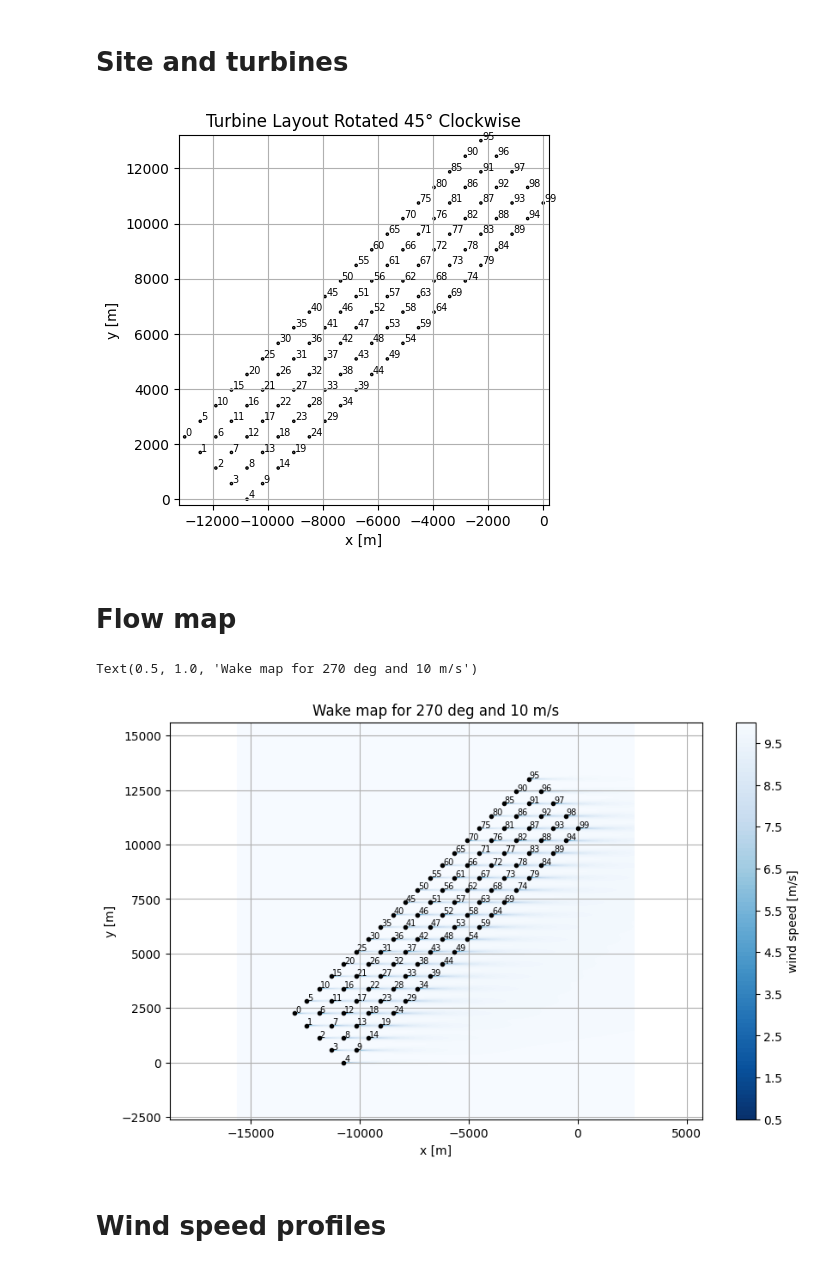
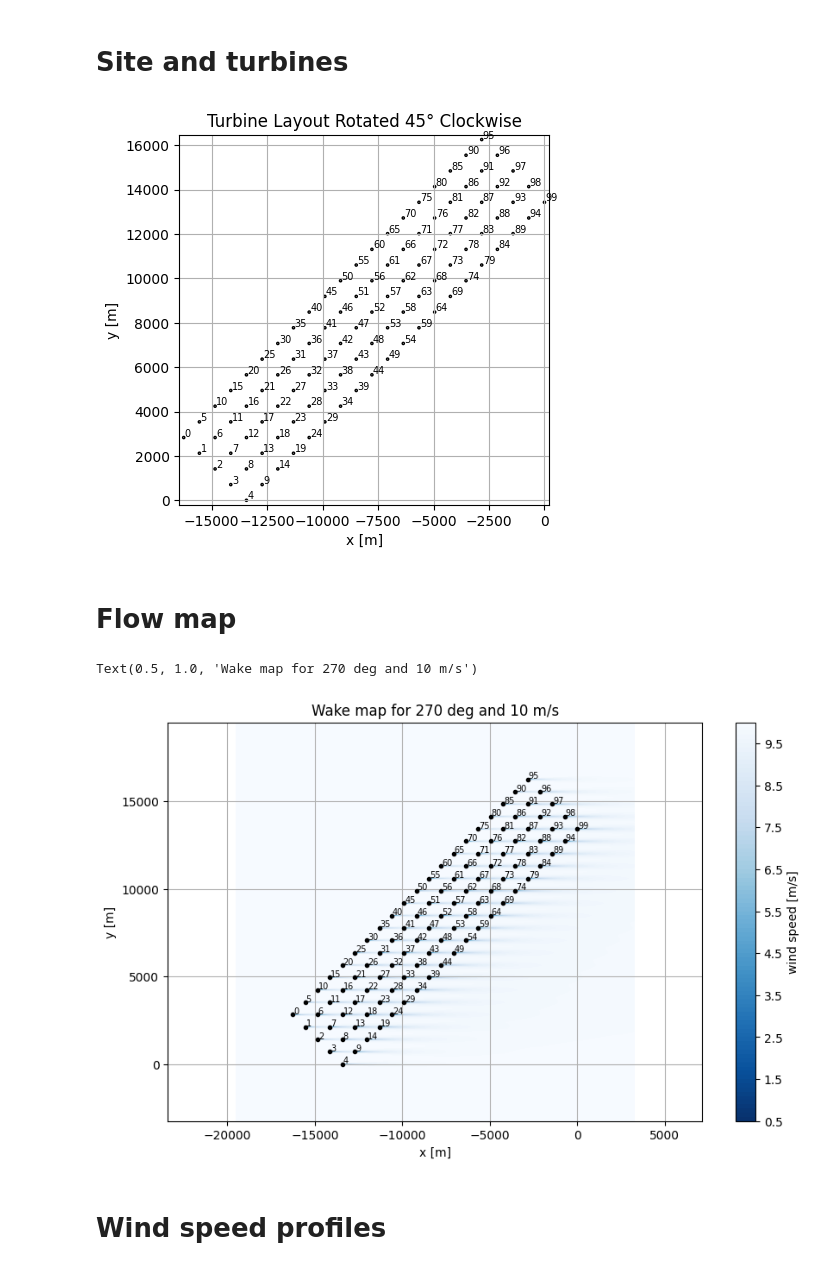
Before and after one commit to marcinsadowy/WTABL, a Jupyter notebook: ArbitraryLayouts/pywake_simple_comparison.ipynb, the cells around one changed output. Drawn from its saved outputs; the diff is of its cells as text; code cells hidden in the pictures.

Commit message:
Bruger nu Vestas V100

```diff
--- a/ArbitraryLayouts/pywake_simple_comparison.ipynb
+++ b/ArbitraryLayouts/pywake_simple_comparison.ipynb
@@ -17,7 +17,14 @@ from py_wake.superposition_models import LinearSum
 # %% [markdown]
 # Site and turbines
 # %%
-turbine = V80()
+po = [0, 0, 0, 0, 0, 0, 0, 49, 97, 183, 268, 369, 470, 580, 722, 900, 1103, 1315, 1526, 1705, 1883, 1940, 1980, 1995, 2000, 2000, 2000, 2000, 2000, 2000, 2000, 2000, 2000, 2000, 2000, 2000, 2000, 2000, 2000, 2000, 2000, 2000, 2000, 2000, 2000] # https://www.thewindpower.net/turbine_en_779_vestas_v100-2000.php
+ct = 0.8 * np.ones_like(po)
+u = np.linspace(0, len(po), len(po))
+
+turbine = WindTurbine(name = 'MyWT',
+                      diameter = 100,
+                      hub_height = 100,
+                      powerCtFunction = PowerCtTabular(u, po, 'kW', ct))
 s = 10 * turbine.diameter()
 
 site = UniformSite(shear=PowerShear(h_ref=turbine.hub_height(), alpha=.1))
@@ -31,34 +38,34 @@ x_grid, y_grid = np.meshgrid(np.arange(n_cols) * s,
 x = x_grid.ravel()
 y = y_grid.ravel()
 
 theta_deg = 45
 theta_rad = -np.radians(theta_deg)
 
 rotation_matrix = np.array([
     [np.cos(theta_rad), -np.sin(theta_rad)],
     [np.sin(theta_rad),  np.cos(theta_rad)]
 ])
 
 xy_rotated = rotation_matrix @ np.vstack([x, y])
 x, y = xy_rotated[0], xy_rotated[1]
 
 x = x - np.max(x) # Set x=0 at downstream edge
 y = y - np.min(y) # Set y=0 at bottommost turbine
 
 padding = 200 # Padding for display
 
 fig, ax = plt.subplots()
 turbine.plot(x, y, ax=ax)
 ax.set_xlim(min(x) - padding, max(x) + padding)
 ax.set_ylim(min(y) - padding, max(y) + padding)
 ax.set_title(f"Turbine Layout Rotated {theta_deg}° Clockwise")
 ax.set_xlabel("x [m]")
 ax.set_ylabel("y [m]")
 ax.set_aspect('equal')
 ax.grid(True)
 plt.show()
 # %% [output]
-[figure, old version]
+[figure, new version]
 # %% [markdown]
 # Flow map
 # %%
@@ -78,7 +85,7 @@ ax.grid(True)
 ax.set_title('Wake map for'+ f' {wdir} deg and {wsp} m/s')
 # %% [output]
 Text(0.5, 1.0, 'Wake map for 270 deg and 10 m/s')
-[figure, old version]
+[figure, new version]
 # %% [markdown]
 # Wind speed profiles
 # %%
```
Also changed, not shown: parts of 3 cells of this notebook.
